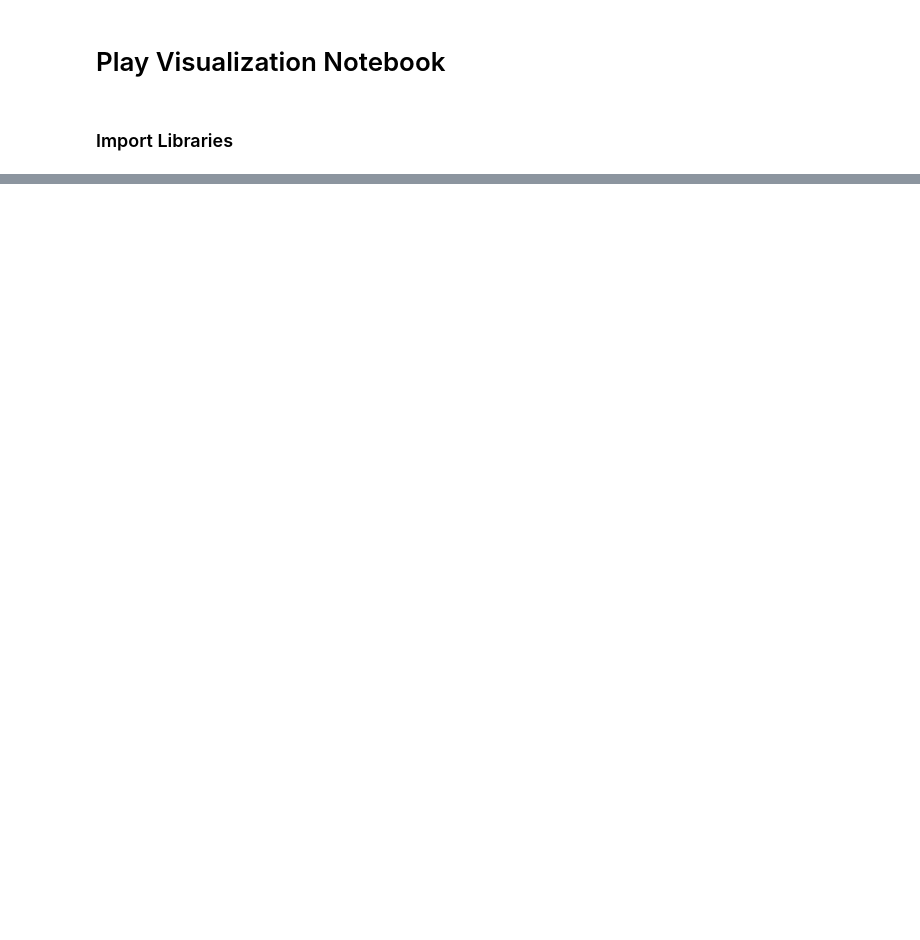
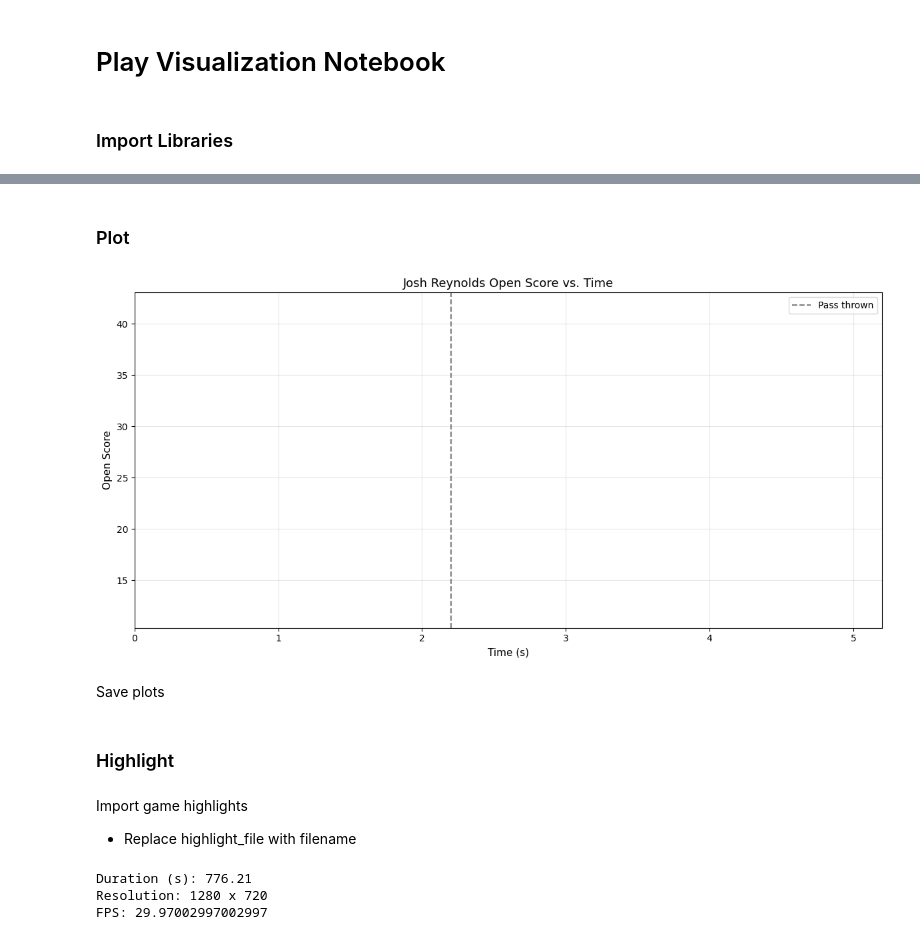
Before and after one commit to cwphung/databowl_2025, a Jupyter notebook: play_visualizer.ipynb, the cells around one changed output, grey strips where cells are left out. Saved outputs shown, nothing was run; the diff lists cells and outputs as text; code cells hidden in the pictures; blank space fills up the shorter version.

```diff
--- a/play_visualizer.ipynb
+++ b/play_visualizer.ipynb
@@ -623,0 +107,8 @@ anim.save("play_animation.mp4", writer="ffmpeg", fps=10, dpi=150)
+# %% [markdown]
+### Plot
+# %%
+plot_anim, plot_fig = plot_open_score_vs_time(play_df, play_obj)
+# %% [output]
+[figure, added]
+# %% [markdown]
+Save plots
@@ -623,0 +129,17 @@ anim.save("play_animation.mp4", writer="ffmpeg", fps=10, dpi=150)
+# %% [markdown]
+### Highlight
+# %% [markdown]
+Import game highlights
+- Replace highlight_file with filename
+# %%
+highlights_dir = os.path.join(os.getcwd(), "highlights")
+highlight_file = "Detroit Lions vs. Kansas City Chiefs Game Highlights  NFL 2023 Week 1 - NFL (720p, h264).mp4"
+highlight_path = os.path.join(highlights_dir, highlight_file)
+highlight_clip = VideoFileClip(highlight_path)
+print("Duration (s):", highlight_clip.duration)
+print("Resolution:", highlight_clip.w, "x", highlight_clip.h)
+print("FPS:", highlight_clip.fps)
+# %% [output]
+Duration (s): 776.21
+Resolution: 1280 x 720
+FPS: 29.97002997002997
```
Also changed, not shown: parts of 47 cells of this notebook.
